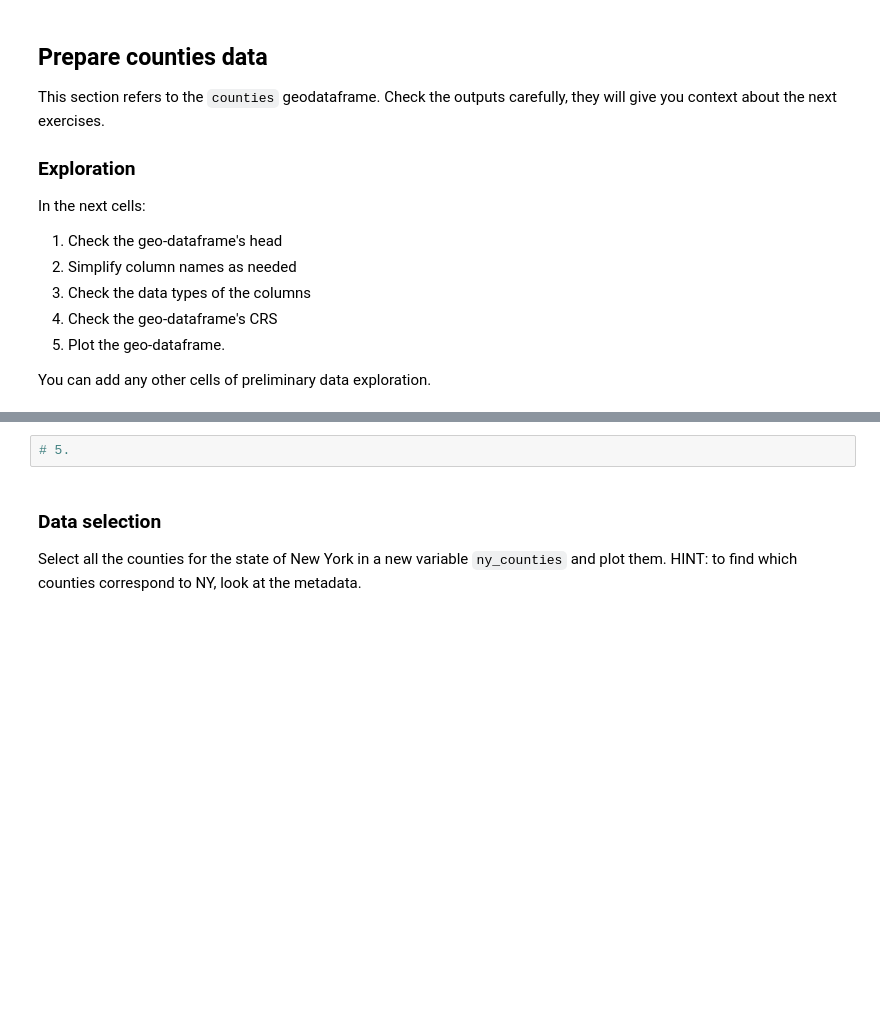
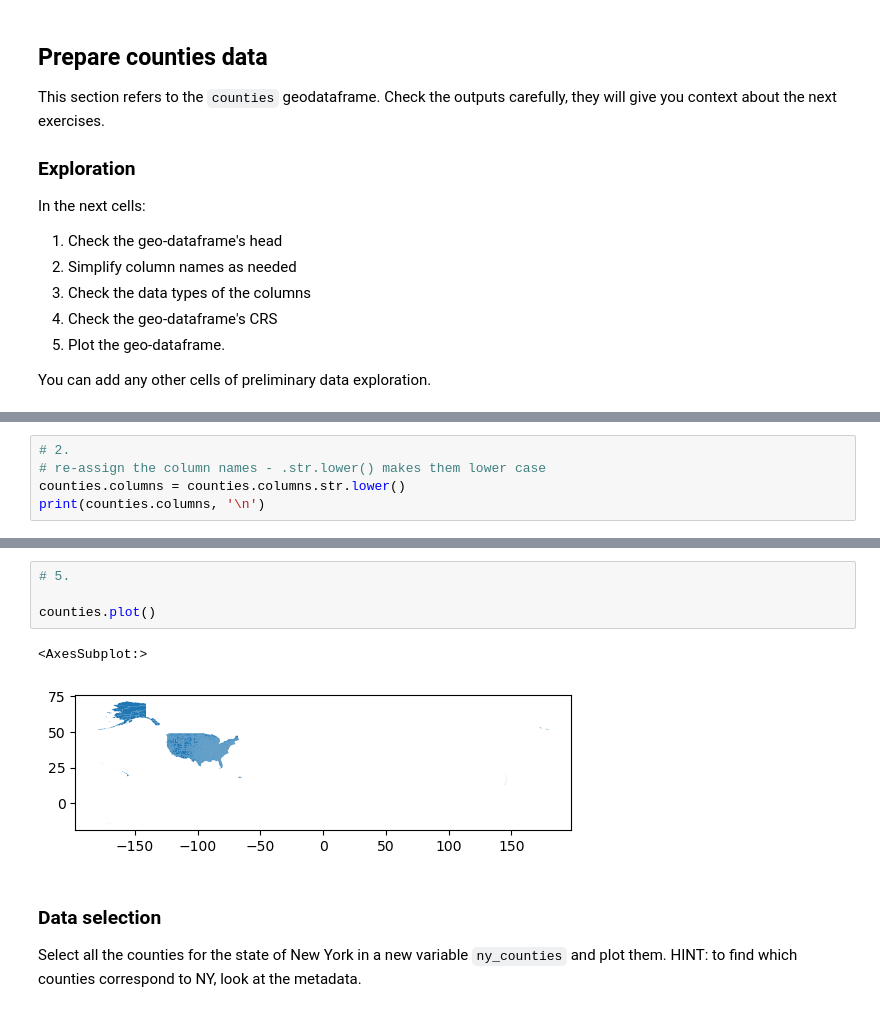
Before and after one commit to olleholt/eds220-hw-3, a Jupyter notebook: hwk3-task1-spills.ipynb, the cells around one changed output, grey strips where cells are left out. Saved outputs shown, nothing was run; the diff lists cells and outputs as text; blank space fills up the shorter version.

```diff
--- a/hwk3-task1-spills.ipynb
+++ b/hwk3-task1-spills.ipynb
@@ -146,0 +312,5 @@ You can add any other cells of preliminary data exploration.
+# %%
+# 2.
+# re-assign the column names - .str.lower() makes them lower case
+counties.columns = counties.columns.str.lower()
+print(counties.columns, '\n')
@@ -151,5 +362,10 @@ You can add any other cells of preliminary data exploration.
 # %%
 # 5.
+
+counties.plot()
+# %% [output]
+<AxesSubplot:>
+[figure, added]
 # %% [markdown]
 ### Data selection
 
```
Also changed, not shown: parts of 54 cells of this notebook, 1 other file.
